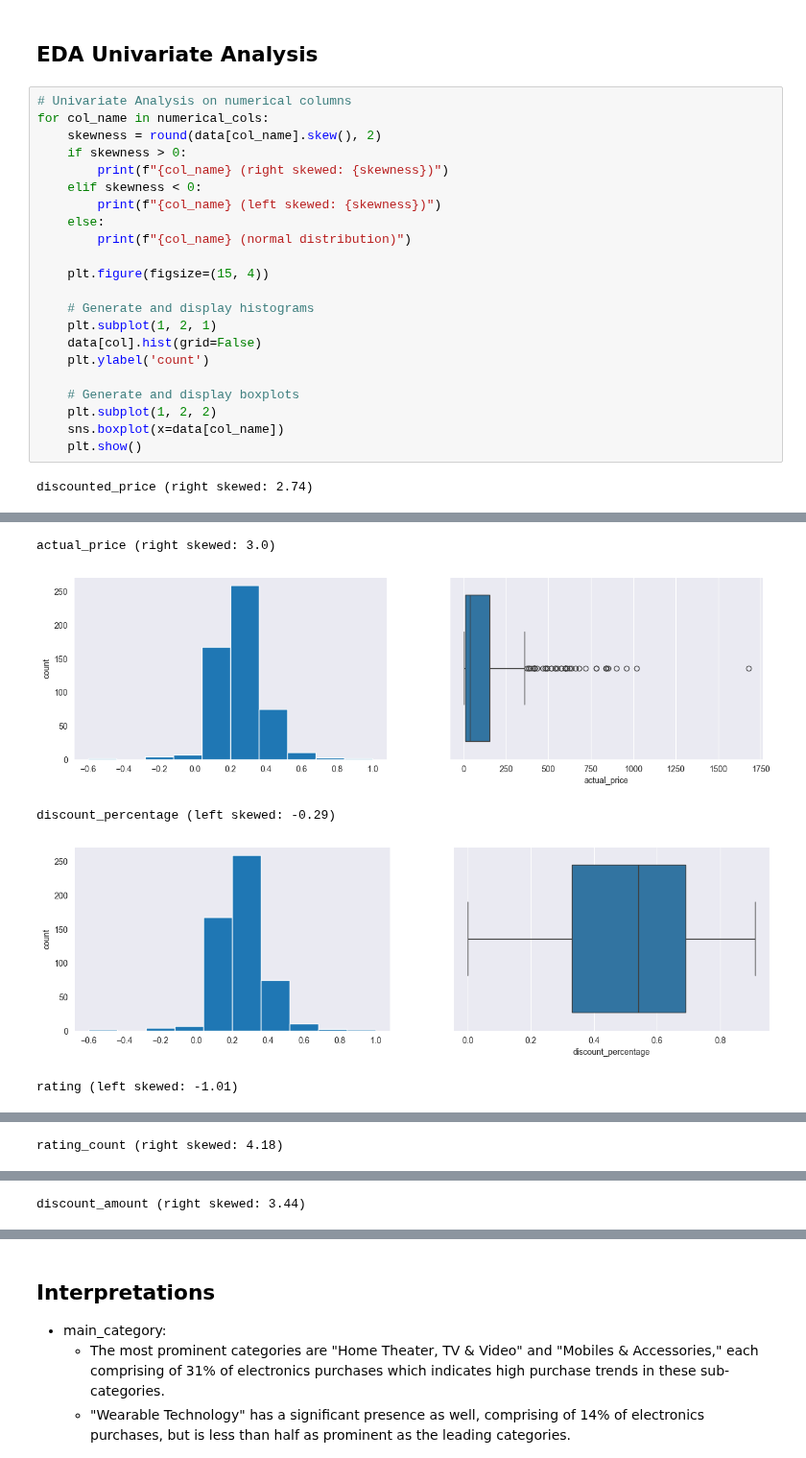
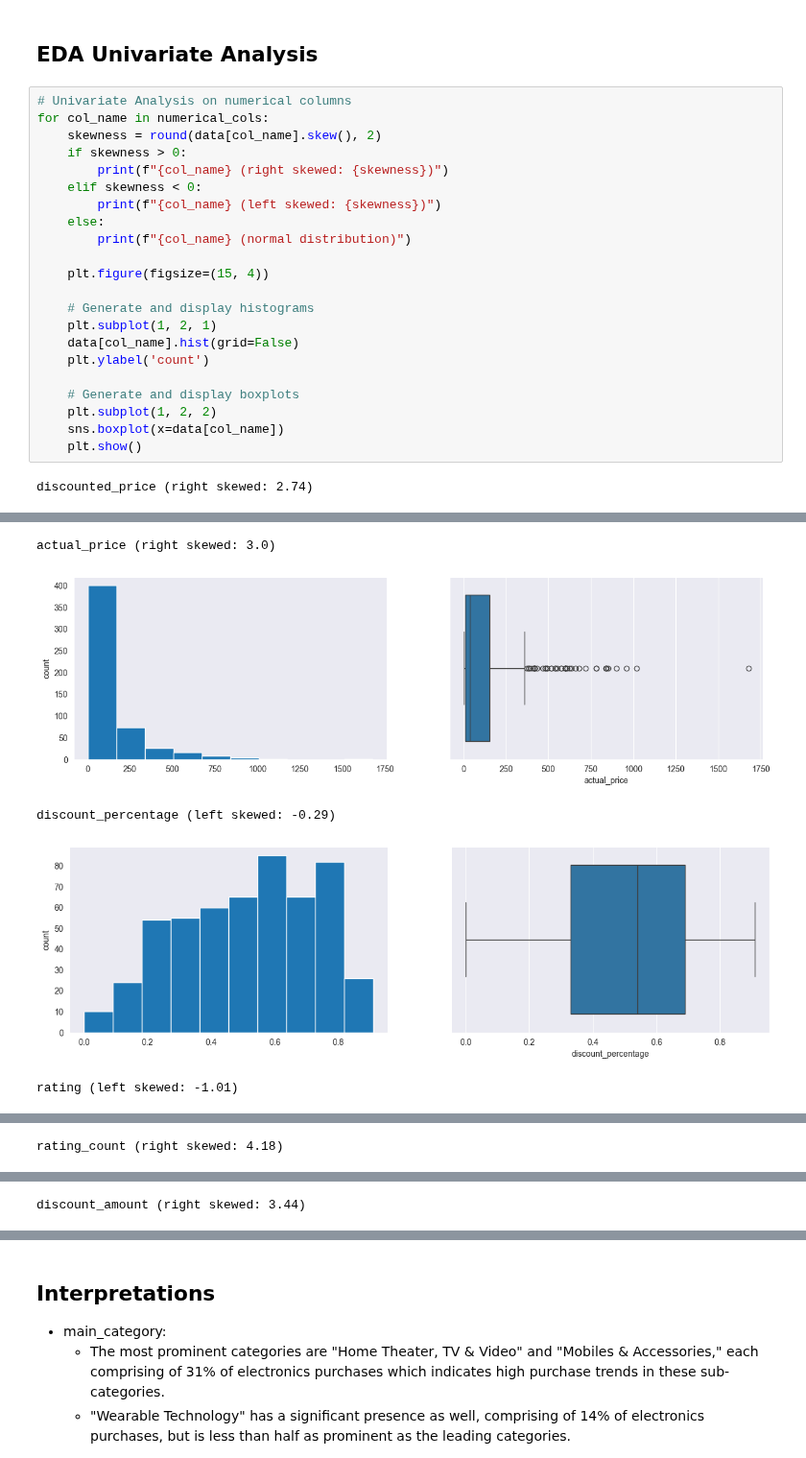
Before and after one commit to anthonyvann/eCommerce-Dataset-Analysis, a Jupyter notebook: EDA.ipynb, the cells around one changed output, grey strips where cells are left out. Shown at 96% size. Cells and saved outputs as stored; diff of their text form.

```diff
--- a/EDA.ipynb
+++ b/EDA.ipynb
@@ -403,7 +403,7 @@ for col_name in numerical_cols:
 
     # Generate and display histograms
     plt.subplot(1, 2, 1)
-    data[col].hist(grid=False)
+    data[col_name].hist(grid=False)
     plt.ylabel('count')
 
     # Generate and display boxplots
@@ -416,5 +416,5 @@ discounted_price (right skewed: 2.74)
 actual_price (right skewed: 3.0)
-[figure, old version]
+[figure, new version]
 discount_percentage (left skewed: -0.29)
-[figure, old version]
+[figure, new version]
 rating (left skewed: -1.01)
```
Also changed, not shown: parts of 4 cells of this notebook.
